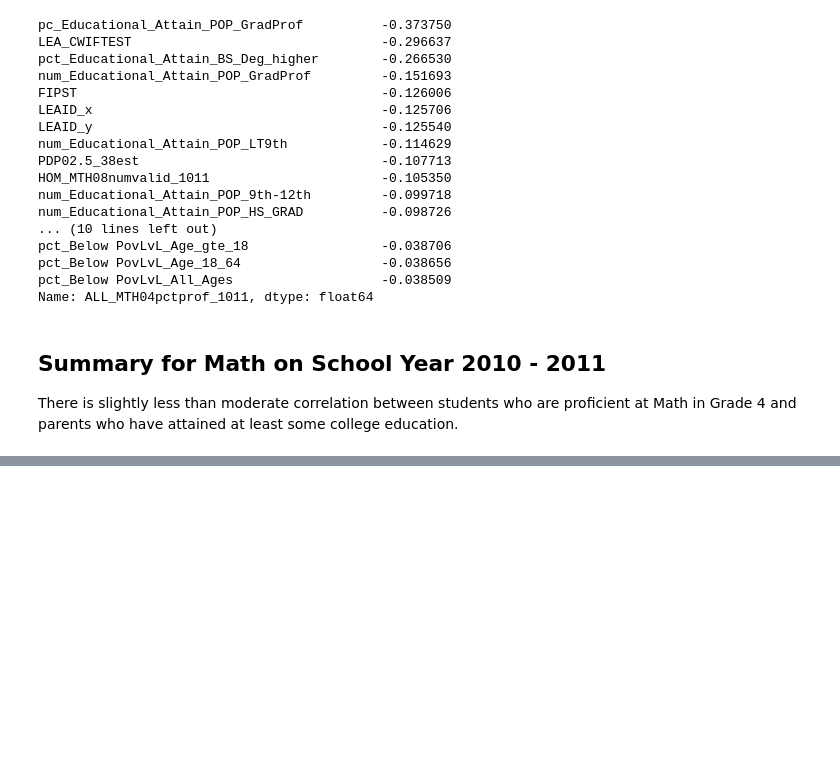
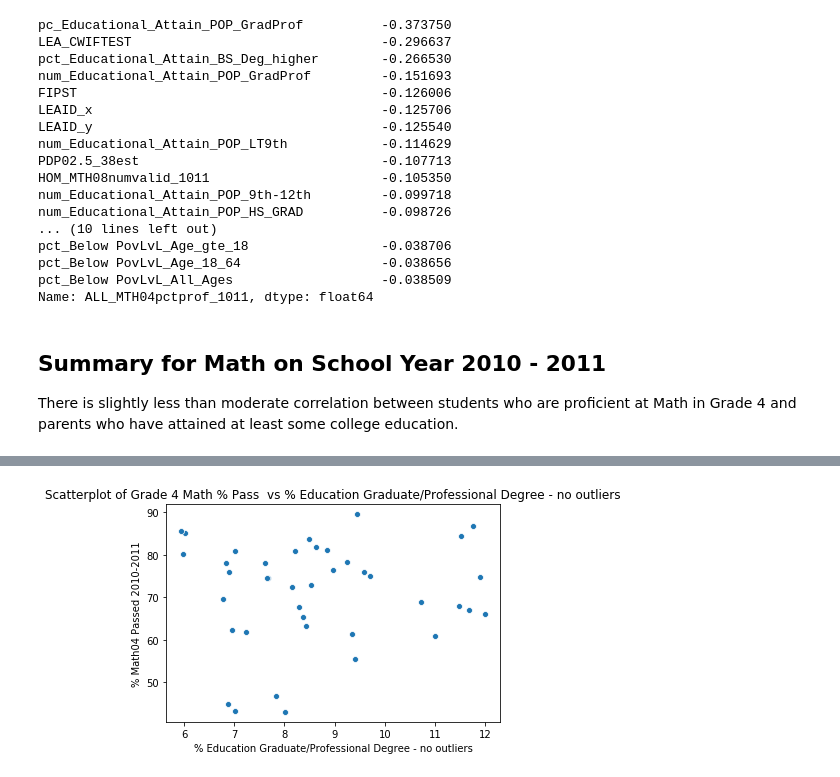
Before and after one commit to jcorteza/ds4a-team82, a Jupyter notebook: Final_EDA.ipynb, the cells around one changed output, grey strips where cells are left out. Cells and saved outputs as stored; diff of their text form; code cells hidden in the pictures; blank space fills up the shorter version.

```diff
--- a/Final_EDA.ipynb
+++ b/Final_EDA.ipynb
@@ -265,10 +265,10 @@ max                               97.000000
 df = parent_social_econ_by_district_states_df
 
 # reset index  only once
-#df.reset_index(level=0, inplace=True)
+df.reset_index(level=0, inplace=True)
 df['ST_NAME'] =df['ST_NAME'].str.upper()
 df2 =math_states_2011
-#df2.reset_index(level=0, inplace=True)
+df2.reset_index(level=0, inplace=True)
 #merge test results and parent data
 df3 =df.merge(df2, left_on='ST_NAME', right_on='STNAM')
 # %%
@@ -416,0 +437,15 @@ There is slightly less  than moderate correlation between students who are profi
+# %%
+#Remove outliers (States  with more than 15% Education Graduate/Professional Degree)
+
+rslt_df = Parent_social_econ_df_sy201011[Parent_social_econ_df_sy201011['pc_Educational_Attain_POP_GradProf']<15]
+# %%
+
+sns.scatterplot(x= 'pc_Educational_Attain_POP_GradProf', y = 'ALL_MTH04pctprof_1011', data = rslt_df , legend='full')
+plt.ylabel("% Math04 Passed 2010-2011")
+xlabel = "% Education Graduate/Professional Degree - no outliers"
+plt.xlabel(xlabel)
+title = "Scatterplot of Grade 4 Math % Pass  vs {0}".format(xlabel)
+plt.title(title)
+plt.show()
+# %% [output]
+[figure, added]
```
Also changed, not shown: parts of 16 cells of this notebook.
